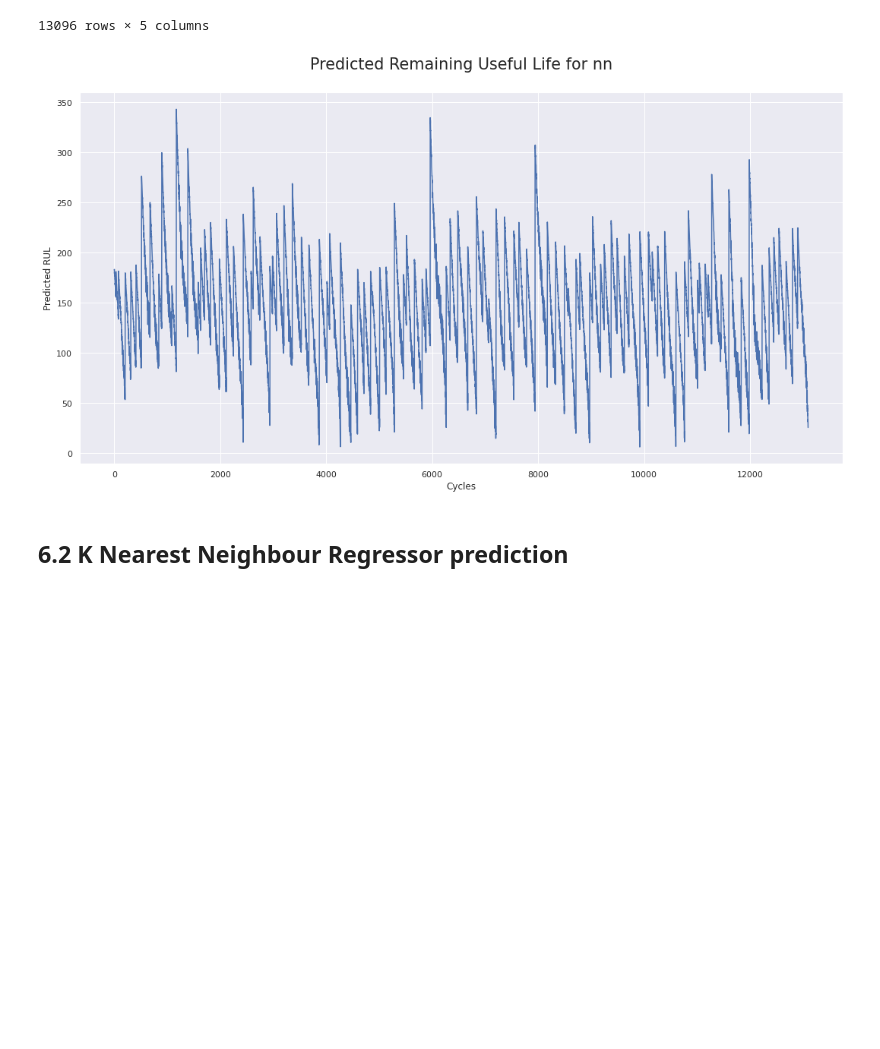
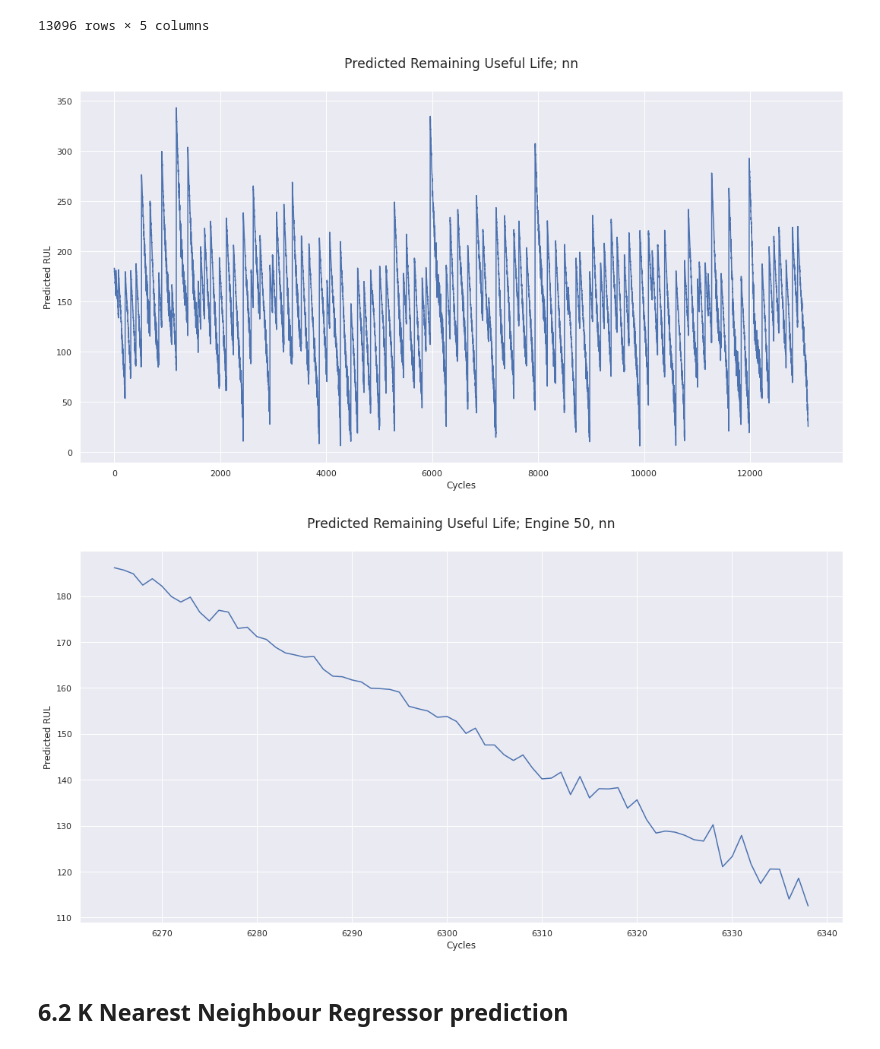
Before and after one commit to luqmanbuang/Aircraft-Engine-Lifetime-Prediction-with-Machine-Learning, a Jupyter notebook: Main.ipynb, the cells around one changed output. Cells and saved outputs as stored; diff of their text form; code cells hidden in the pictures; blank space fills up the shorter version.

```diff
--- a/Main.ipynb
+++ b/Main.ipynb
@@ -251,17 +251,21 @@ class MachineLearningModel:
       maxpred.append(df[(self.OutputDataFrame['unit'] == i)].min())
     return maxpred
 
-  def PlotRUL(self):
-      # Visualizing the predicted cycles of the engine units in the test dataset.
-      # x-axis represents the cycles
+  def PlotRUL(self, displayUnit = None):
+    # Visualizing the predicted cycles of the engine units in the test dataset.
+    # x-axis represents the cycles
+    engine_unit = ''
+    if displayUnit is None:
       df =  self.OutputDataFrame[f'Pred_RUL_{self.name}']
-      plt.figure(figsize = (18, 9))
-      plt.plot(df)
-      plt.xlabel('Cycles')
-      plt.ylabel('Predicted RUL')
+    else:
+      df =  self.OutputDataFrame[f'Pred_RUL_{self.name}'][self.OutputDataFrame['unit'] == displayUnit]
+      engine_unit = f'Engine {displayUnit}, '
 
-      # set title and axis labels
-      plt.title(f'Predicted Remaining Useful Life for {self.name}', x=0.5, y=1.05, ha='center', fontsize='xx-large')
+    plt.figure(figsize = (18, 9))
+    plt.plot(df)
+    plt.xlabel('Cycles')
+    plt.ylabel('Predicted RUL')
+    plt.title(f'Predicted Remaining Useful Life; {engine_unit}{self.name}', x=0.5, y=1.05, ha='center', fontsize='x-large')
 
   def DisplayEngineRUL(self, displayUnit=1):
     # Returning the Remaining useful life of an engine unit of the test dataset.
@@ -381,7 +385,11 @@ NeuralNetwork.DataFrame()
 # %%
 NeuralNetwork.PlotRUL()
 # %% [output]
-[figure, old version]
+[figure, new version]
+# %%
+NeuralNetwork.PlotRUL(50)
+# %% [output]
+[figure, added]
 # %% [markdown]
 ## 6.2 K Nearest Neighbour Regressor prediction
 # %%
```
